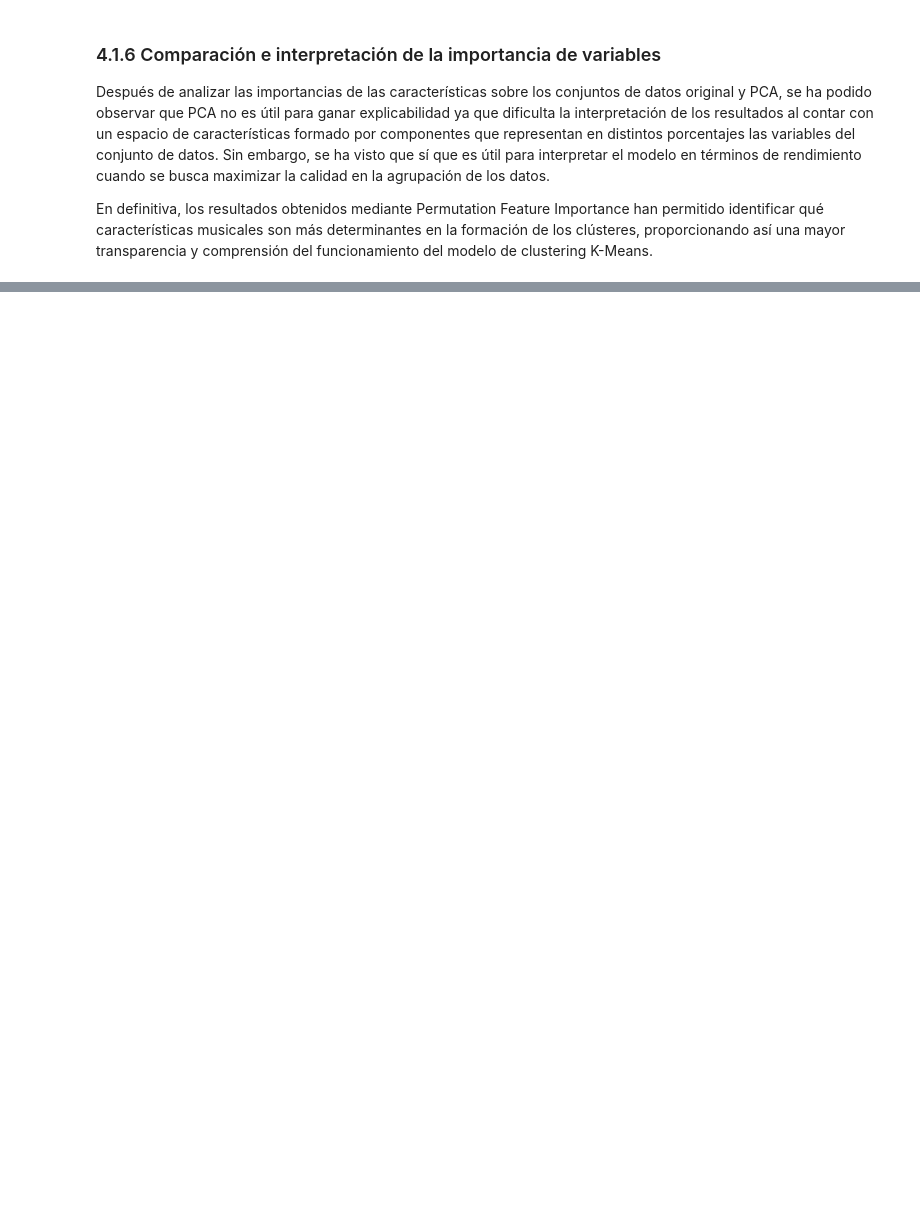
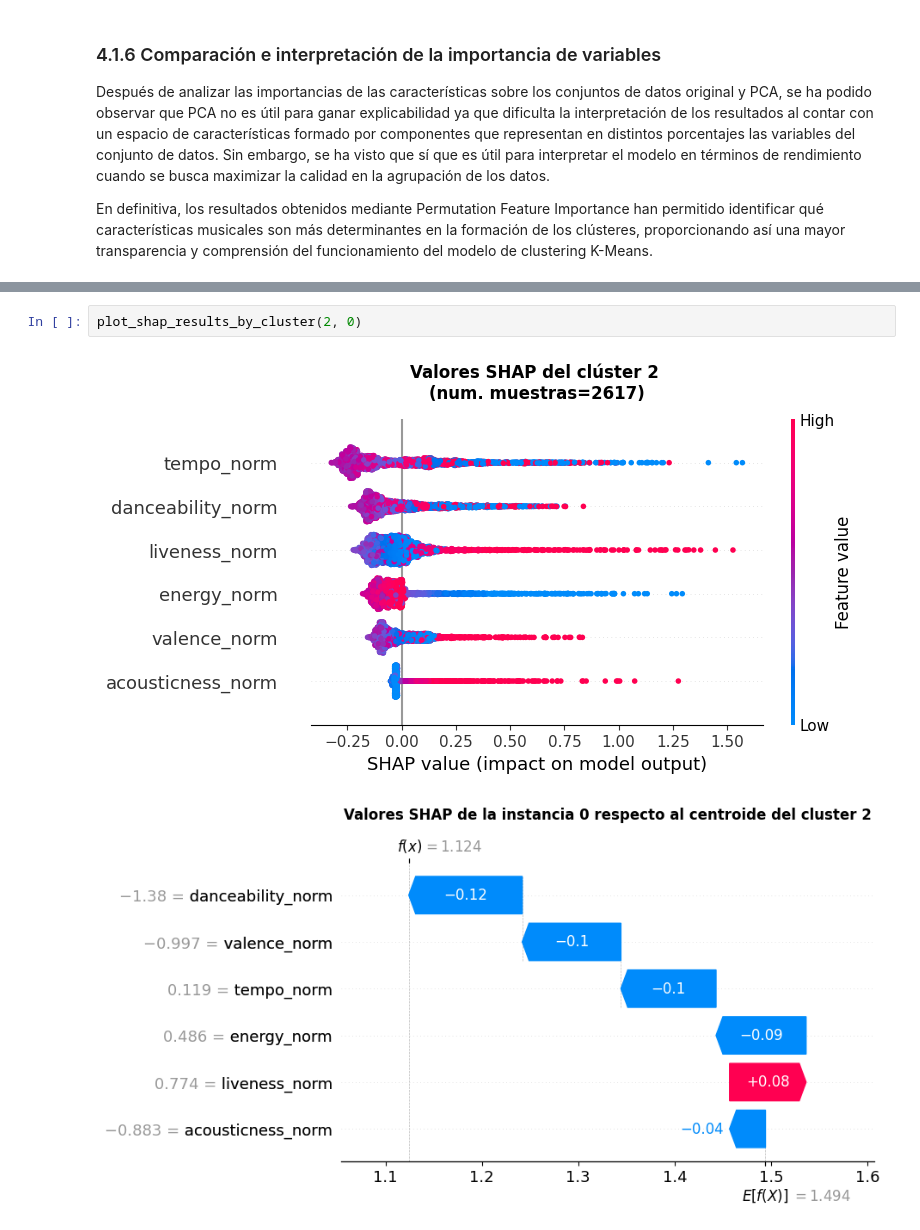
Before and after one commit to marcfpereirauoc/TFG, a Jupyter notebook: 03_explicabilidad_incertidumbre.ipynb, the cells around one changed output, grey strips where cells are left out. Cells and saved outputs as stored; diff of their text form; blank space fills up the shorter version.

```diff
--- a/03_explicabilidad_incertidumbre.ipynb
+++ b/03_explicabilidad_incertidumbre.ipynb
@@ -511,0 +528,5 @@ if False:
+# %%
+plot_shap_results_by_cluster(2, 0)
+# %% [output]
+[figure, added]
+[figure, added]
```
Also changed, not shown: parts of 17 cells of this notebook, 1 other file.
